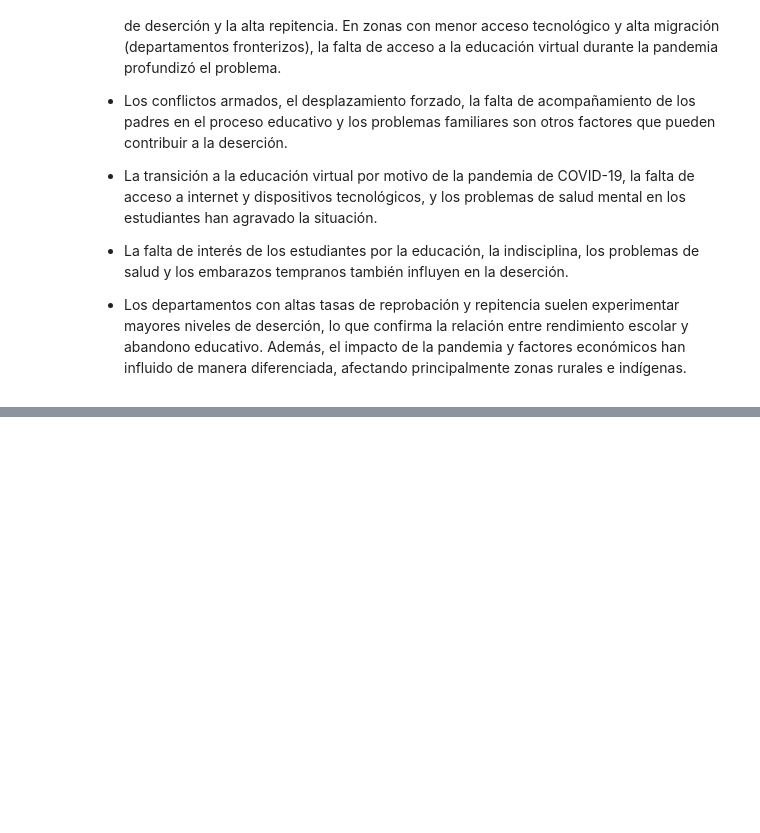
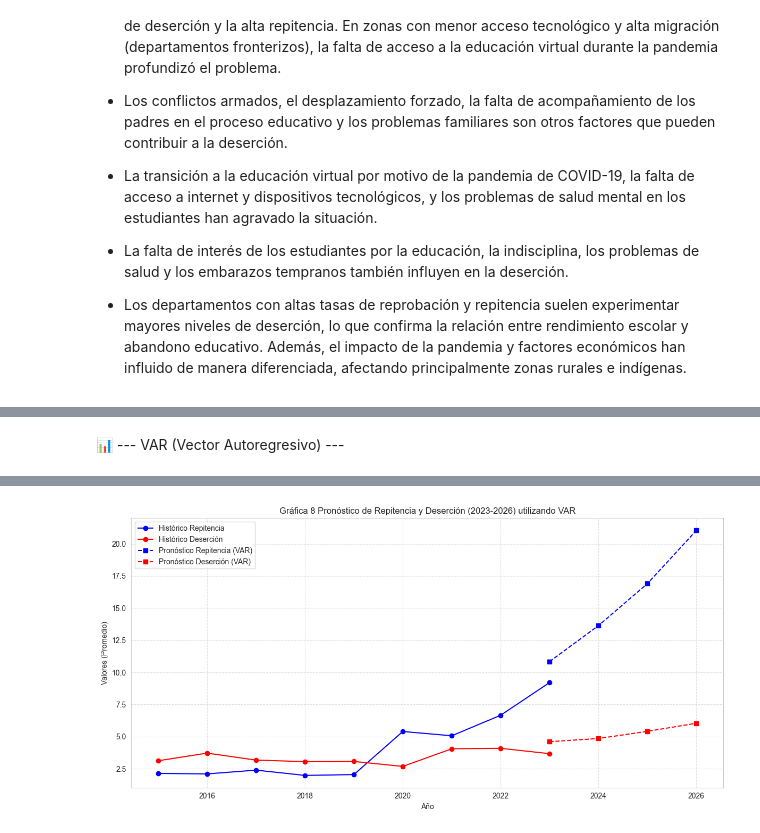
Before and after one commit to Fabiloz/Proyecto_Final, a Jupyter notebook: Análisis_de_Indicadores_Educativos.ipynb, the cells around one changed output, grey strips where cells are left out. Cells and saved outputs as stored; diff of their text form; code cells hidden in the pictures; blank space fills up the shorter version.

Commit message:
Se agregó los modelos predictivos y conclusiones  preliminares del proyecto.

```diff
--- a/Análisis_de_Indicadores_Educativos.ipynb
+++ b/Análisis_de_Indicadores_Educativos.ipynb
@@ -1082,0 +1247,73 @@ plt.show()
+# %% [markdown]
+📊 --- VAR (Vector Autoregresivo) ---
+# %%
+#Importamos librerías necesarias
+from statsmodels.tsa.api import VAR
+
+# 1. Preparar los datos históricos
+
+# Convertir la columna "AÑO" a datetime
+data['AÑO'] = pd.to_datetime(data['AÑO'], format='%Y')
+
+# Agrupar por año y calcular la media de REPITENCIA y DESERCIÓN
+data_yearly = data.groupby(data['AÑO'].dt.year)[['REPITENCIA', 'DESERCIÓN']].mean().reset_index()
+data_yearly.columns = ['Year', 'Repitencia', 'Deserción']
+
+# Convertir "Year" a datetime y establecerlo como índice
+data_yearly['Year'] = pd.to_datetime(data_yearly['Year'], format='%Y')
+data_yearly = data_yearly.set_index('Year').sort_index()
+
+# Filtrar el período de 2015 a 2023 (ajusta según tu fuente de datos)
+data_hist = data_yearly.loc['2015':'2023']
+print("Datos históricos:")
+print(data_hist)
+
+
+# 2. Ajustar el modelo VAR
+
+# Crear el modelo VAR con los datos históricos
+model = VAR(data_hist)
+
+# Dado el número limitado de observaciones, definimos manualmente el número de rezagos (por ejemplo, 1)
+lag_order = 1
+var_model = model.fit(lag_order)
+print("\nResumen del modelo VAR:")
+print(var_model.summary())
+
+
+# 3. Realizar la proyección (por ejemplo, para 2023, 2024, 2025 y 2026)
+
+steps = 4  # Pronosticar 4 períodos adelante
+forecast = var_model.forecast(data_hist.values[-lag_order:], steps=steps)
+
+# Crear un DataFrame con las proyecciones
+future_years = [pd.to_datetime(str(year), format='%Y') for year in range(2023, 2023 + steps)]
+forecast_df = pd.DataFrame(forecast, index=future_years, columns=['Repitencia', 'Deserción'])
+print("\nPronósticos para los años futuros:")
+print(forecast_df)
+
+
+# 4. Visualizar resultados (Históricos y Pronósticos)
+
+plt.figure(figsize=(12, 6))
+
+# Históricos
+plt.plot(data_hist.index, data_hist['Repitencia'],
+         label='Histórico Repitencia', marker='o', color='blue')
+plt.plot(data_hist.index, data_hist['Deserción'],
+         label='Histórico Deserción', marker='o', color='red')
+
+# Pronósticos
+plt.plot(forecast_df.index, forecast_df['Repitencia'],
+         label='Pronóstico Repitencia (VAR)', marker='s', linestyle='--', color='blue')
+plt.plot(forecast_df.index, forecast_df['Deserción'],
+         label='Pronóstico Deserción (VAR)', marker='s', linestyle='--', color='red')
+
+plt.xlabel("Año")
+plt.ylabel("Valores (Promedio)")
+plt.title("Gráfica 8 Pronóstico de Repitencia y Deserción (2023-2026) utilizando VAR")
+plt.legend()
+plt.grid(True, linestyle='--', alpha=0.6)
+plt.tight_layout()
+plt.show()
+# %% [output]
@@ -1082,0 +1337 @@ plt.show()
+[figure, added]
```
Also changed, not shown: parts of 18 cells of this notebook.
